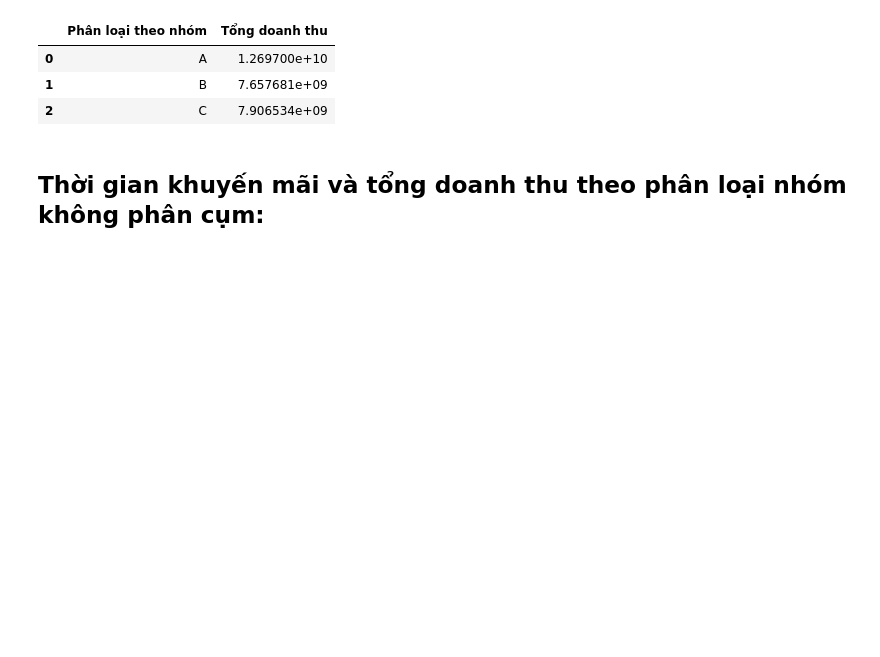
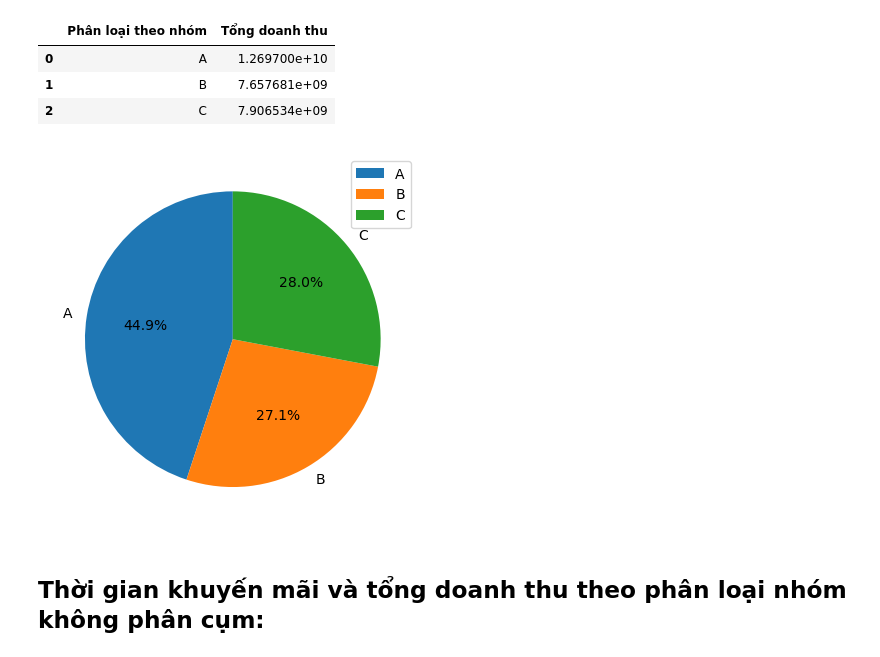
Before and after one commit to tuancaokaizen/dataproject, a Jupyter notebook: taskkdr.ipynb, the cells around one changed output. Cells and saved outputs as stored; diff of their text form; code cells hidden in the pictures; blank space fills up the shorter version.

```diff
--- a/taskkdr.ipynb
+++ b/taskkdr.ipynb
@@ -939,6 +957,12 @@ df_doanhthu_nhom_noclust
 # %%
 fig = px.pie(df_doanhthu_nhom_noclust, values='Tổng doanh thu', names='Phân loại theo nhóm', title='Tổng doanh thu theo phân loại nhóm không phân cụm',color_discrete_sequence=px.colors.sequential.Hot)
 fig.show();
+# %%
+plt.pie(df_doanhthu_nhom_noclust['Tổng doanh thu'], labels=df_doanhthu_nhom_noclust['Phân loại theo nhóm'], autopct='%1.1f%%', startangle=90)
+plt.legend()
+plt.show();
+# %% [output]
+[figure, added]
 # %% [markdown]
 ## Thời gian khuyến mãi và tổng doanh thu theo phân loại nhóm không phân cụm:
 # %%
```
Also changed, not shown: parts of 3 cells of this notebook.
